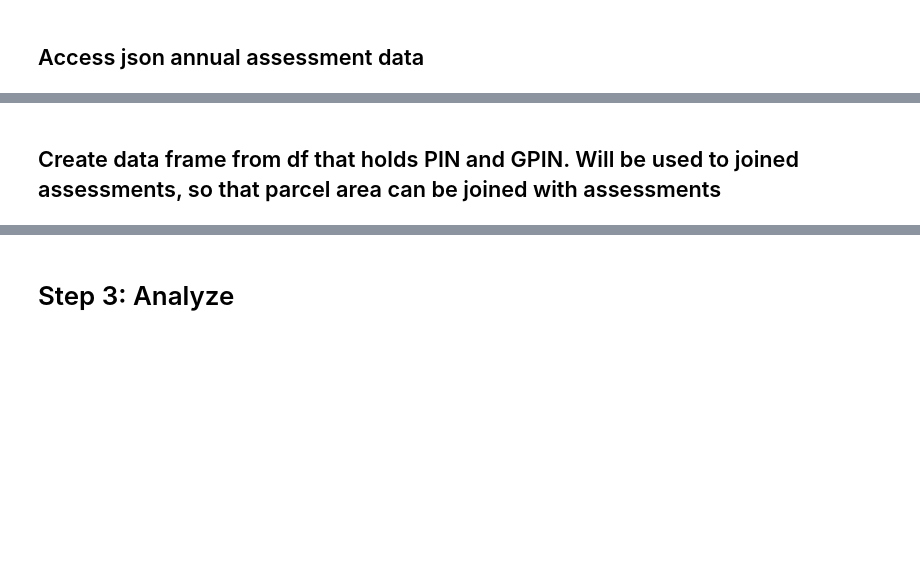
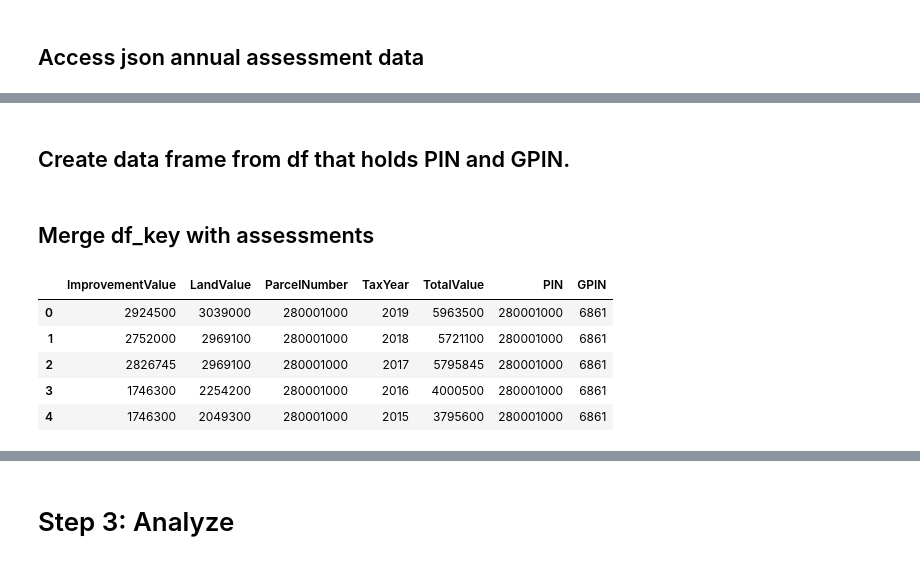
Before and after one commit to strmwtr/downtown_assessments, a Jupyter notebook: Downtown Assessments-Copy1.ipynb, the cells around one changed output, grey strips where cells are left out. Drawn from its saved outputs; the diff is of its cells as text; code cells hidden in the pictures; blank space fills up the shorter version.

Commit message:
Refactored geojson and d df merge.

```diff
--- a/Downtown Assessments-Copy1.ipynb
+++ b/Downtown Assessments-Copy1.ipynb
@@ -53,10 +62,10 @@ geojson_df = geojson_df.drop('GPIN_str', axis = 1)
 ## Access json annual assessment data
 # %%
 formatted_pins = [f'%27{x}%27' for x in df['PIN'].unique()]
-formatted_pins_1 = formatted_pins
-formatted_pins_1 = ','.join(formatted_pins_1)
+formatted_pins = formatted_pins
+formatted_pins = ','.join(formatted_pins)
 
-assessment_url = f"https://gisweb.charlottesville.org/arcgis/rest/services/OpenData_2/MapServer/2/query?where=UPPER(ParcelNumber)%20in%20({formatted_pins_1})%20&outFields=ParcelNumber,LandValue,ImprovementValue,TotalValue,TaxYear&outSR=4326&f=json"
+assessment_url = f"https://gisweb.charlottesville.org/arcgis/rest/services/OpenData_2/MapServer/2/query?where=UPPER(ParcelNumber)%20in%20({formatted_pins})%20&outFields=ParcelNumber,LandValue,ImprovementValue,TotalValue,TaxYear&outSR=4326&f=json"
 
 assessment_request = requests.get(assessment_url)
 
@@ -72,6 +89,16 @@ KeyError: 'features'
 # %% [markdown]
-## Create data frame from df that holds PIN and GPIN. Will be used to joined assessments, so that parcel area can be joined with assessments
+## Create data frame from df that holds PIN and GPIN.
 # %%
 df_key = pd.DataFrame(df[['PIN','GPIN']], dtype = 'str')
+# %% [markdown]
+## Merge df_key with assessments
 # %%
 d = pd.merge(assessments, df_key, how='inner', left_on=['ParcelNumber'], right_on=['PIN'])
+d.head()
+# %% [output]
+|  | ImprovementValue | LandValue | ParcelNumber | TaxYear | TotalValue | PIN | GPIN |
+| 0 | 2924500 | 3039000 | 280001000 | 2019 | 5963500 | 280001000 | 6861 |
+| 1 | 2752000 | 2969100 | 280001000 | 2018 | 5721100 | 280001000 | 6861 |
+| 2 | 2826745 | 2969100 | 280001000 | 2017 | 5795845 | 280001000 | 6861 |
+| 3 | 1746300 | 2254200 | 280001000 | 2016 | 4000500 | 280001000 | 6861 |
+| 4 | 1746300 | 2049300 | 280001000 | 2015 | 3795600 | 280001000 | 6861 |
```
Also changed, not shown: parts of 9 cells of this notebook.
